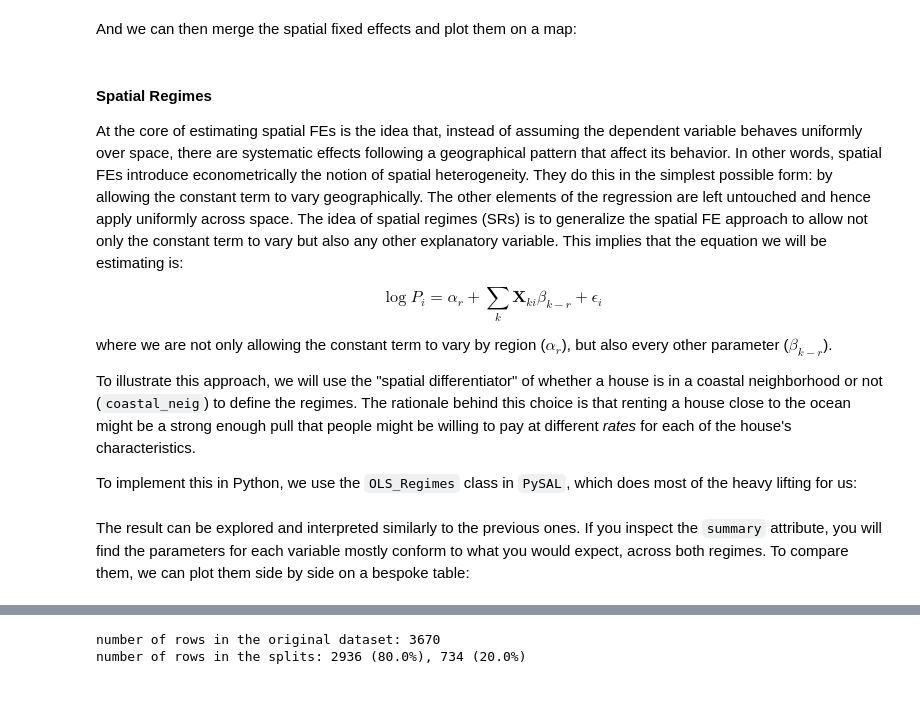
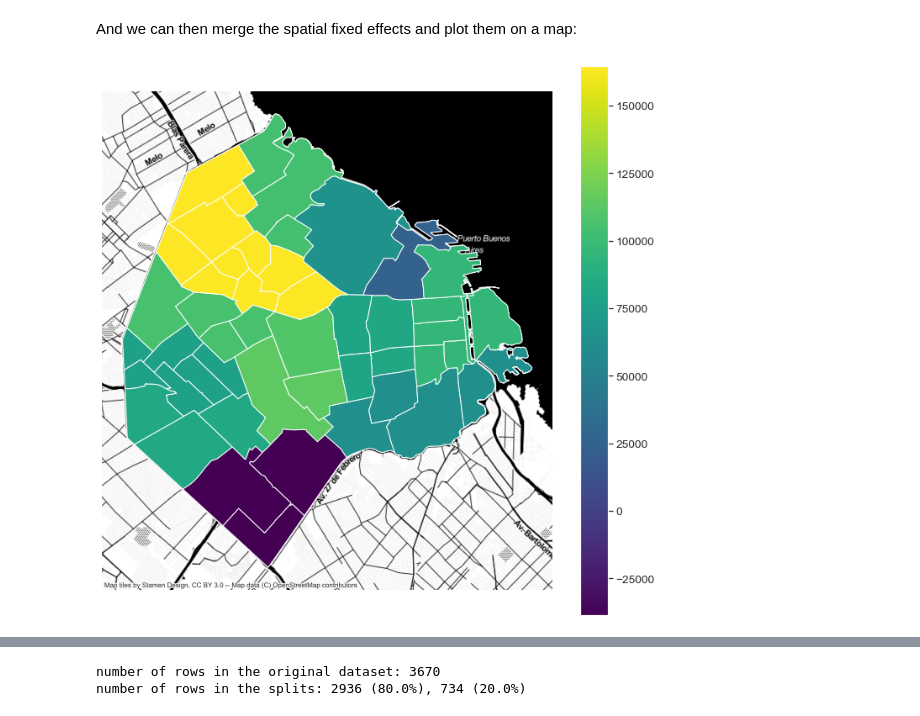
Before and after one commit to alessiobocco/Diplo_Eco, a Jupyter notebook: Modelo.ipynb, the cells around one changed output, grey strips where cells are left out. Saved outputs shown, nothing was run; the diff lists cells and outputs as text; code cells hidden in the pictures.

```diff
--- a/Modelo.ipynb
+++ b/Modelo.ipynb
@@ -126,10 +128,10 @@ variable_names = [
     'nrobos',
     'sup_espacio_verde',
     'count_culturales',
-    'poi_count_educacion',
-    'poi_count_roads',
-    'poi_count_salud',
-    'poi_count_transporte',
+    'count_educacion',
+    'count_roads',
+    'count_salud',
+    'count_transporte',
     'cardinality',
     'clusters',
     # Variables binarias
@@ -349,51 +454,29 @@ barrios['comunas'] = barrios.comunas.astype(float).astype(int).astype(str)
 # %% [markdown]
 And we can then merge the spatial fixed effects and plot them on a map:
 # %%
-# Plot base layer with all neighborhoods in grey
-ax = barrios.plot(
-    color='k', linewidth=0, alpha=0.5, figsize=(12,6)
-)
-# Merge SFE estimates (note not every polygon
-# receives an estimate since not every polygon
-# contains AirBnb properties)
-barrios.merge(
+efectos_fijos = barrios.merge(
     neighborhood_effects,
     how='left',
     left_on='comunas',
     right_index=True
 # Drop polygons without a SFE estimate
 ).dropna(
-    subset=['fixed_effect']
-# Plot quantile choropleth
-).plot(
-    'fixed_effect',     # Variable to display
-    scheme='quantiles', # Choropleth scheme
-    k=7,                # No. of classes in the choropleth
-    linewidth=0.1,      # Polygon border width
-    cmap='viridis',     # Color scheme
-    ax=ax               # Axis to draw on
-)
-# Add basemap
+    subset=['fixed_effect'])
+# Set up figure and axis
+f,ax = plt.subplots(1,figsize=(12, 12))
+# Plot neighbourhoods
+barrios.plot(ax=ax, )
+# Plot POIs in red
+efectos_fijos.plot(ax=ax, column='fixed_effect', legend=True, cmap = 'viridis')
+# Add Stamen's Toner basemap
 contextily.add_basemap(
     ax,
-    crs=barrios.crs,
-    source=contextily.providers.CartoDB.PositronNoLabels
+    crs=barrios.crs.to_string(),
+    source=contextily.providers.Stamen.Toner
 )
-# Remove axis
+# Remove axes
 ax.set_axis_off()
 # Display
 plt.show()
+# %% [output]
+[figure, added]
-# %% [markdown]
-#### Spatial Regimes
-
-At the core of estimating spatial FEs is the idea that, instead of assuming the dependent variable behaves uniformly over space, there are systematic effects following a geographical pattern that affect its behavior. In other words, spatial FEs introduce econometrically the notion of spatial heterogeneity. They do this in the simplest possible form: by allowing the constant term to vary geographically. The other elements of the regression are left untouched and hence apply uniformly across space. The idea of spatial regimes (SRs) is to generalize the spatial FE approach to allow not only the constant term to vary but also any other explanatory variable. This implies that the equation we will be estimating is:
-
-$$
-\log{P_i} = \alpha_r + \sum_k \mathbf{X}_{ki}\beta_{k-r} + \epsilon_i
-$$
-
-where we are not only allowing the constant term to vary by region ($\alpha_r$), but also every other parameter ($\beta_{k-r}$).
-
-To illustrate this approach, we will use the "spatial differentiator" of whether a house is in a coastal neighborhood or not (`coastal_neig`) to define the regimes. The rationale behind this choice is that renting a house close to the ocean might be a strong enough pull that people might be willing to pay at different *rates* for each of the house's characteristics.
-
-To implement this in Python, we use the `OLS_Regimes` class in `PySAL`, which does most of the heavy lifting for us:
@@ -422,2 +482,0 @@ m4 = spreg.OLS_Regimes(
-# %% [markdown]
-The result can be explored and interpreted similarly to the previous ones. If you inspect the `summary` attribute, you will find the parameters for each variable mostly conform to what you would expect, across both regimes. To compare them, we can plot them side by side on a bespoke table:
```
Also changed, not shown: parts of 82 cells of this notebook.
